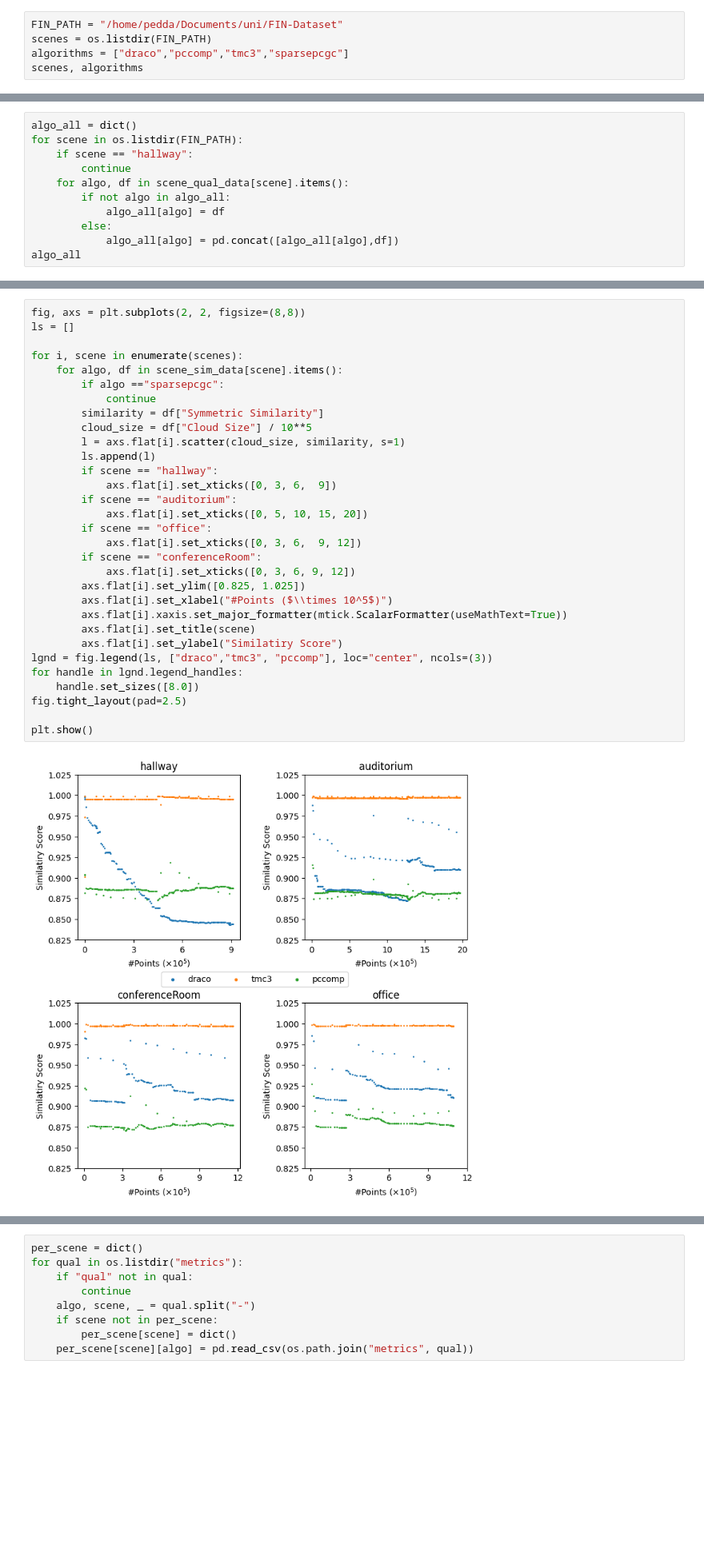
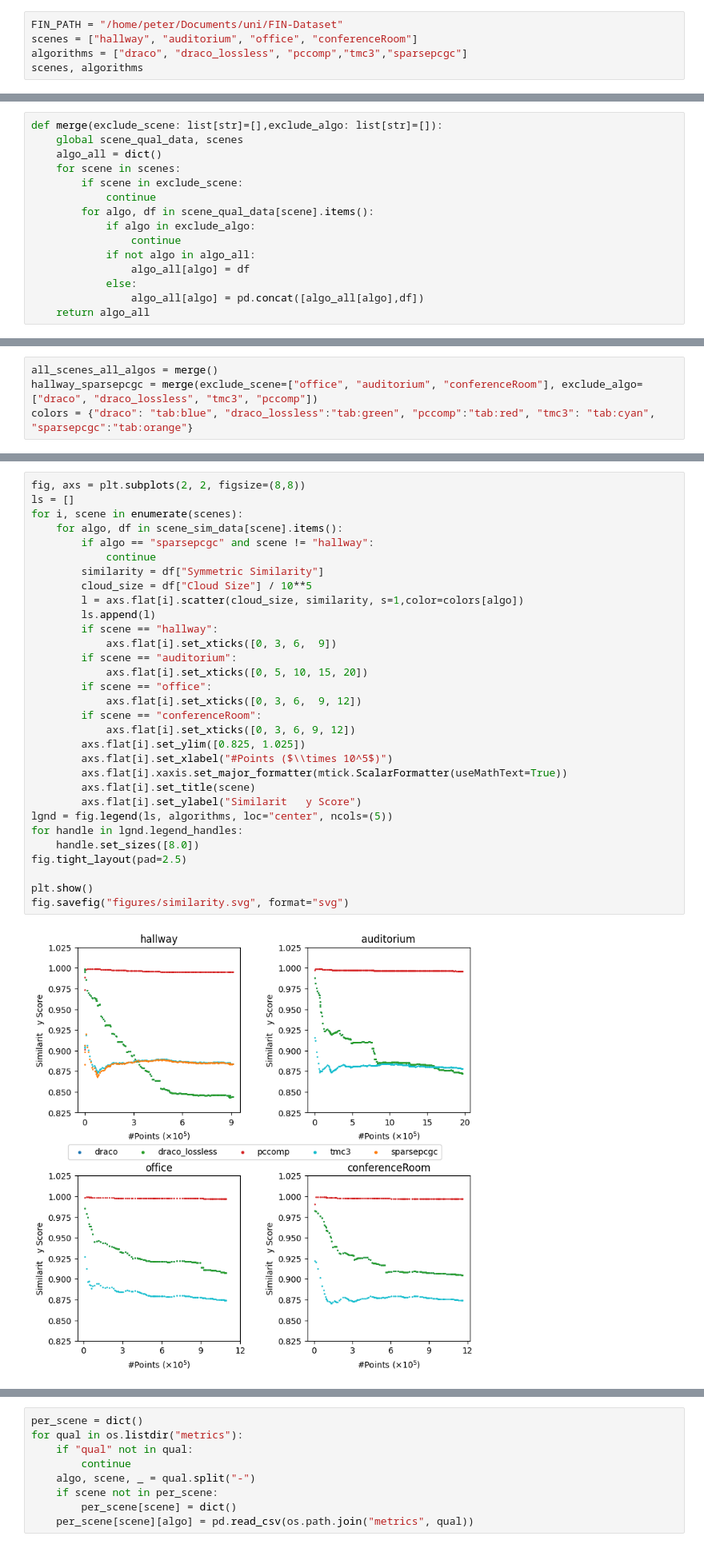
Before and after one commit to lupeterm/pc-compression, a Jupyter notebook: plot.ipynb, the cells around one changed output, grey strips where cells are left out. Shown at 80% size. Saved outputs shown, nothing was run; the diff lists cells and outputs as text; blank space fills up the shorter version.

Commit message:
fix and improve figures, more readme

```diff
--- a/plot.ipynb
+++ b/plot.ipynb
@@ -4,8 +5,8 @@ import numpy as np
 import pandas as pd
 import os
 # %%
-FIN_PATH = "/home/pedda/Documents/uni/FIN-Dataset"
-scenes = os.listdir(FIN_PATH)
-algorithms = ["draco","pccomp","tmc3","sparsepcgc"]
+FIN_PATH = "/home/peter/Documents/uni/FIN-Dataset"
+scenes = ["hallway", "auditorium", "office", "conferenceRoom"]
+algorithms = ["draco", "draco_lossless", "pccomp","tmc3","sparsepcgc"]
 scenes, algorithms
 # %% [output]
@@ -98,11 +95,15 @@ sparsepcgc
 # %%
-algo_all = dict()
-for scene in os.listdir(FIN_PATH):
-    if scene == "hallway":
-        continue
-    for algo, df in scene_qual_data[scene].items():
-        if not algo in algo_all:
-            algo_all[algo] = df
-        else:
-            algo_all[algo] = pd.concat([algo_all[algo],df])
-algo_all
+def merge(exclude_scene: list[str]=[],exclude_algo: list[str]=[]):
+    global scene_qual_data, scenes
+    algo_all = dict()
+    for scene in scenes:
+        if scene in exclude_scene:
+            continue
+        for algo, df in scene_qual_data[scene].items():
+            if algo in exclude_algo:
+                continue
+            if not algo in algo_all:
+                algo_all[algo] = df
+            else:
+                algo_all[algo] = pd.concat([algo_all[algo],df])
+    return algo_all
@@ -127 +110,5 @@ algo_all
+# %%
+all_scenes_all_algos = merge()
+hallway_sparsepcgc = merge(exclude_scene=["office", "auditorium", "conferenceRoom"], exclude_algo=["draco", "draco_lossless", "tmc3", "pccomp"])
+colors = {"draco": "tab:blue", "draco_lossless":"tab:green", "pccomp":"tab:red", "tmc3": "tab:cyan", "sparsepcgc":"tab:orange"}
 # %%
@@ -159,36 +175,36 @@ plt.show()
 # %%
 fig, axs = plt.subplots(2, 2, figsize=(8,8))
 ls = []
-
 for i, scene in enumerate(scenes):
     for algo, df in scene_sim_data[scene].items():
-        if algo =="sparsepcgc":
+        if algo == "sparsepcgc" and scene != "hallway":
             continue
         similarity = df["Symmetric Similarity"]
         cloud_size = df["Cloud Size"] / 10**5
-        l = axs.flat[i].scatter(cloud_size, similarity, s=1)
+        l = axs.flat[i].scatter(cloud_size, similarity, s=1,color=colors[algo])
         ls.append(l)
         if scene == "hallway":
             axs.flat[i].set_xticks([0, 3, 6,  9])
         if scene == "auditorium":
             axs.flat[i].set_xticks([0, 5, 10, 15, 20])
         if scene == "office":
             axs.flat[i].set_xticks([0, 3, 6,  9, 12])
         if scene == "conferenceRoom":
             axs.flat[i].set_xticks([0, 3, 6, 9, 12])
         axs.flat[i].set_ylim([0.825, 1.025])
         axs.flat[i].set_xlabel("#Points ($\\times 10^5$)")
         axs.flat[i].xaxis.set_major_formatter(mtick.ScalarFormatter(useMathText=True))
         axs.flat[i].set_title(scene)
-        axs.flat[i].set_ylabel("Similatiry Score")
-lgnd = fig.legend(ls, ["draco","tmc3", "pccomp"], loc="center", ncols=(3))
+        axs.flat[i].set_ylabel("Similarit   y Score")
+lgnd = fig.legend(ls, algorithms, loc="center", ncols=(5))
 for handle in lgnd.legend_handles:
     handle.set_sizes([8.0])
 fig.tight_layout(pad=2.5)
 
 plt.show()
+fig.savefig("figures/similarity.svg", format="svg")
 # %% [output]
-[figure, old version]
+[figure, new version]
 # %%
 for algo, df in algo_all.items():
     similarity = df["Symmetric Similarity"]
```
Also changed, not shown: parts of 12 cells of this notebook, 30 other files.
